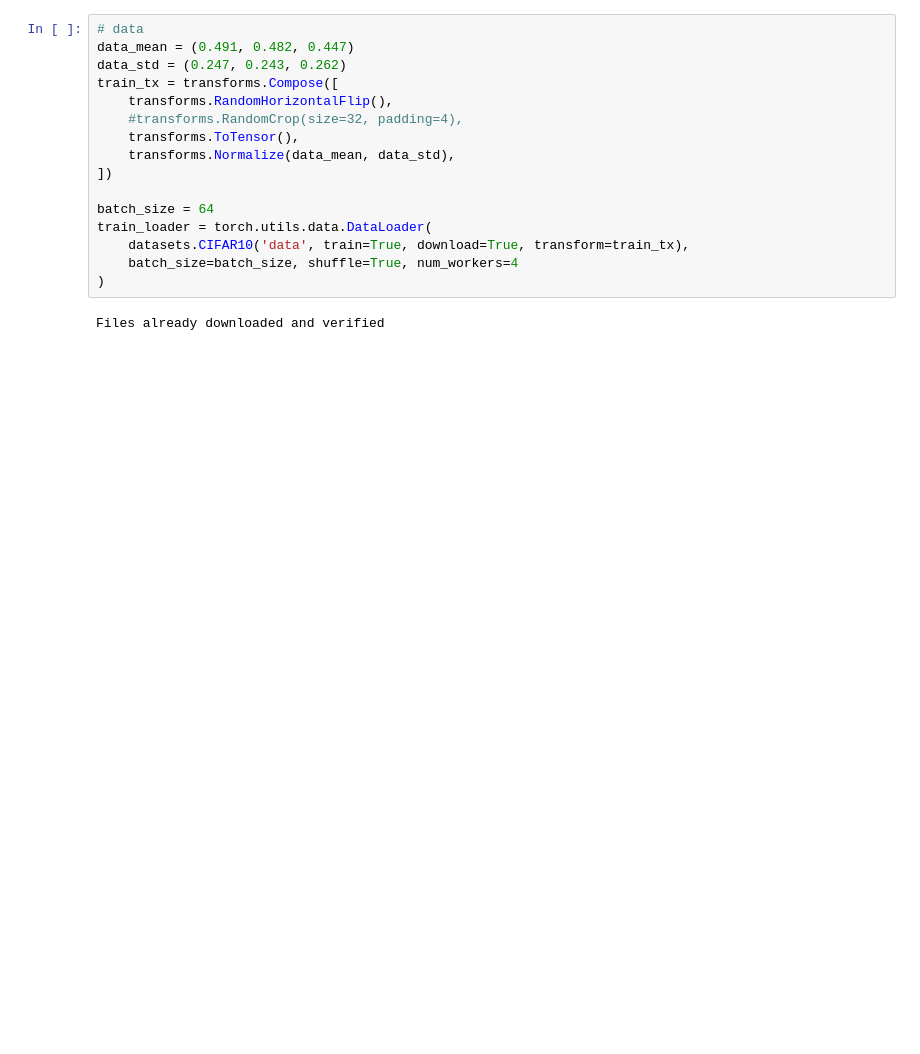
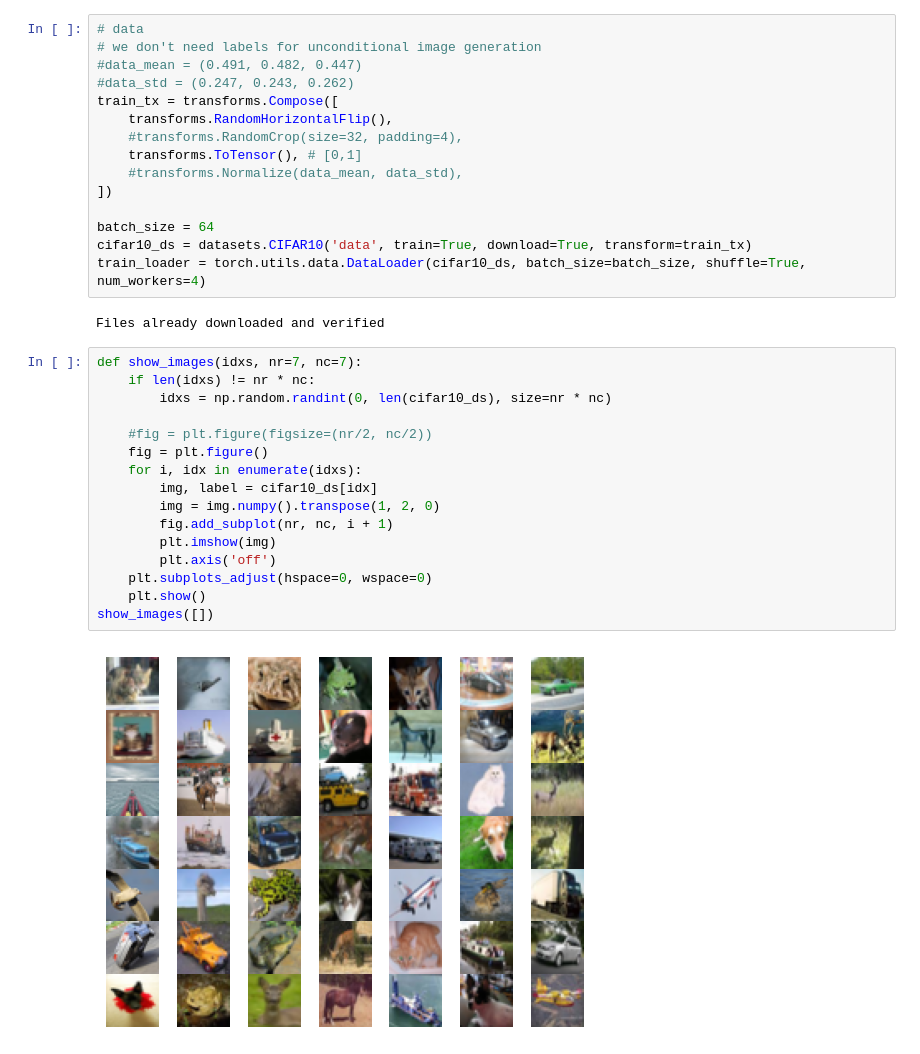
Before and after one commit to minjepar/ddpm_pytorch, a Jupyter notebook: ddpm_cifar.ipynb, the cells around one changed output. Saved outputs shown, nothing was run; the diff lists cells and outputs as text; blank space fills up the shorter version.

```diff
--- a/ddpm_cifar.ipynb
+++ b/ddpm_cifar.ipynb
@@ -26,18 +26,35 @@ device = torch.device("cuda" if torch.cuda.is_available() else "cpu")
 # %%
 # data
-data_mean = (0.491, 0.482, 0.447)
-data_std = (0.247, 0.243, 0.262)
+# we don't need labels for unconditional image generation
+#data_mean = (0.491, 0.482, 0.447)
+#data_std = (0.247, 0.243, 0.262)
 train_tx = transforms.Compose([
     transforms.RandomHorizontalFlip(),
     #transforms.RandomCrop(size=32, padding=4),
-    transforms.ToTensor(),
-    transforms.Normalize(data_mean, data_std),
+    transforms.ToTensor(), # [0,1]
+    #transforms.Normalize(data_mean, data_std),
 ])
 
 batch_size = 64
-train_loader = torch.utils.data.DataLoader(
-    datasets.CIFAR10('data', train=True, download=True, transform=train_tx),
-    batch_size=batch_size, shuffle=True, num_workers=4
-)
+cifar10_ds = datasets.CIFAR10('data', train=True, download=True, transform=train_tx)
+train_loader = torch.utils.data.DataLoader(cifar10_ds, batch_size=batch_size, shuffle=True, num_workers=4)
 # %% [output]
 Files already downloaded and verified
+# %%
+def show_images(idxs, nr=7, nc=7):
+    if len(idxs) != nr * nc:
+        idxs = np.random.randint(0, len(cifar10_ds), size=nr * nc)
+
+    #fig = plt.figure(figsize=(nr/2, nc/2))
+    fig = plt.figure()
+    for i, idx in enumerate(idxs):
+        img, label = cifar10_ds[idx]
+        img = img.numpy().transpose(1, 2, 0)
+        fig.add_subplot(nr, nc, i + 1)
+        plt.imshow(img)
+        plt.axis('off')
+    plt.subplots_adjust(hspace=0, wspace=0)
+    plt.show()
+show_images([])
+# %% [output]
+[figure, added]
```
Also changed, not shown: parts of 6 cells of this notebook, 1 other file.
